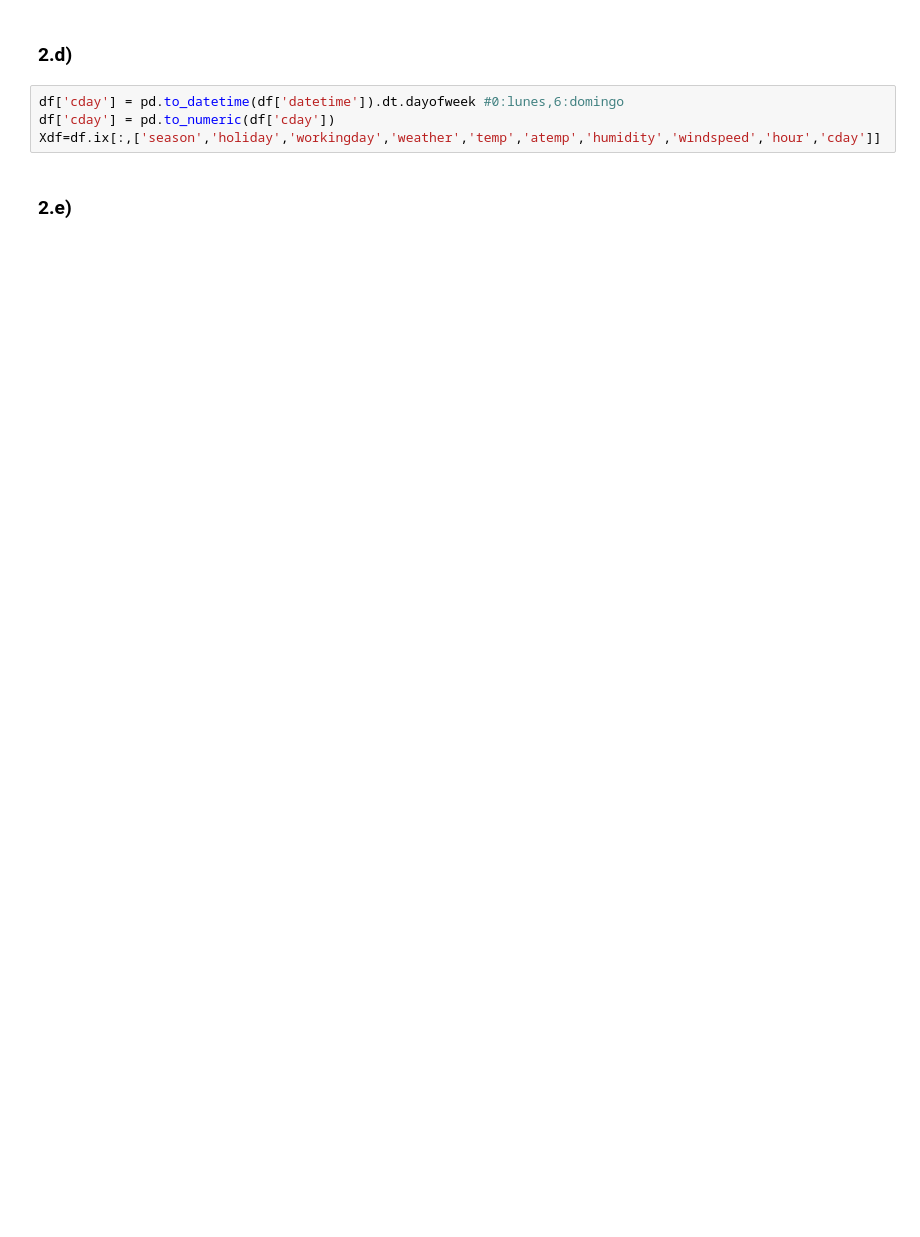
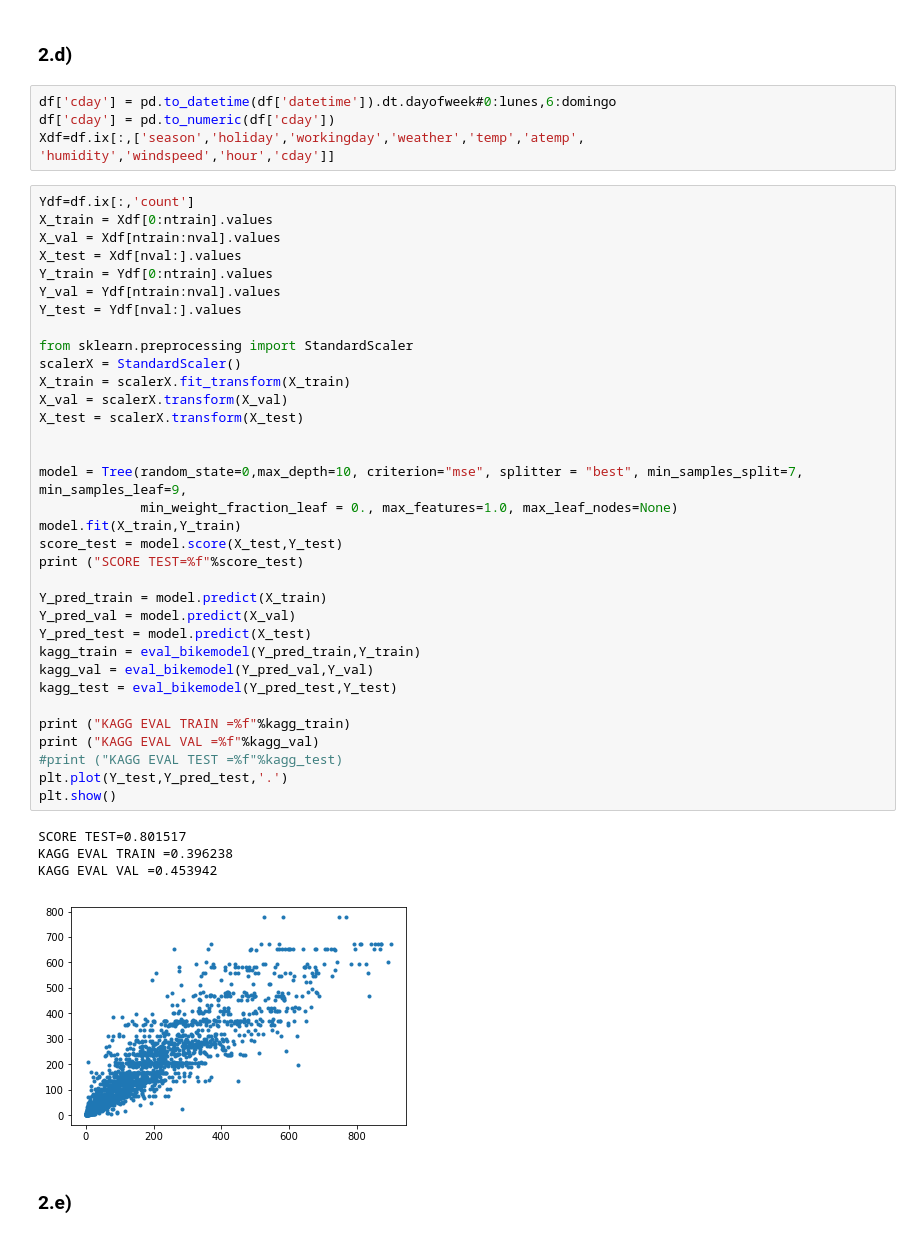
Before and after one commit to nicomero/tarea3maquinas, a Jupyter notebook: Tarea3.ipynb, the cells around one changed output. Drawn from its saved outputs; the diff is of its cells as text; blank space fills up the shorter version.

```diff
--- a/Tarea3.ipynb
+++ b/Tarea3.ipynb
@@ -358,9 +395,49 @@ KAGG EVAL VAL =0.546219
 # %% [markdown]
 ### 2.d)
 # %%
-df['cday'] = pd.to_datetime(df['datetime']).dt.dayofweek #0:lunes,6:domingo
+df['cday'] = pd.to_datetime(df['datetime']).dt.dayofweek#0:lunes,6:domingo
 df['cday'] = pd.to_numeric(df['cday'])
-Xdf=df.ix[:,['season','holiday','workingday','weather','temp','atemp','humidity','windspeed','hour','cday']]
+Xdf=df.ix[:,['season','holiday','workingday','weather','temp','atemp',
+'humidity','windspeed','hour','cday']]
+# %%
+Ydf=df.ix[:,'count']
+X_train = Xdf[0:ntrain].values
+X_val = Xdf[ntrain:nval].values
+X_test = Xdf[nval:].values
+Y_train = Ydf[0:ntrain].values
+Y_val = Ydf[ntrain:nval].values
+Y_test = Ydf[nval:].values
+
+from sklearn.preprocessing import StandardScaler
+scalerX = StandardScaler()
+X_train = scalerX.fit_transform(X_train)
+X_val = scalerX.transform(X_val)
+X_test = scalerX.transform(X_test)
+
+
+model = Tree(random_state=0,max_depth=10, criterion="mse", splitter = "best", min_samples_split=7, min_samples_leaf=9,
+             min_weight_fraction_leaf = 0., max_features=1.0, max_leaf_nodes=None)
+model.fit(X_train,Y_train)
+score_test = model.score(X_test,Y_test)
+print ("SCORE TEST=%f"%score_test)
+
+Y_pred_train = model.predict(X_train)
+Y_pred_val = model.predict(X_val)
+Y_pred_test = model.predict(X_test)
+kagg_train = eval_bikemodel(Y_pred_train,Y_train)
+kagg_val = eval_bikemodel(Y_pred_val,Y_val)
+kagg_test = eval_bikemodel(Y_pred_test,Y_test)
+
+print ("KAGG EVAL TRAIN =%f"%kagg_train)
+print ("KAGG EVAL VAL =%f"%kagg_val)
+#print ("KAGG EVAL TEST =%f"%kagg_test)
+plt.plot(Y_test,Y_pred_test,'.')
+plt.show()
+# %% [output]
+SCORE TEST=0.801517
+KAGG EVAL TRAIN =0.396238
+KAGG EVAL VAL =0.453942
+[figure, added]
 # %% [markdown]
 ### 2.e)
 # %%
```
Also changed, not shown: parts of 37 cells of this notebook, 1 other file.
